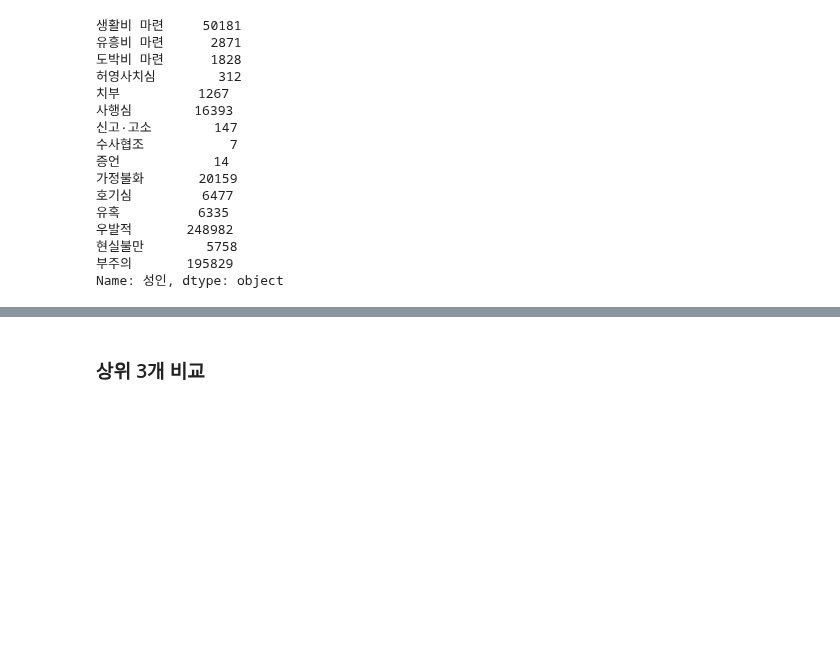
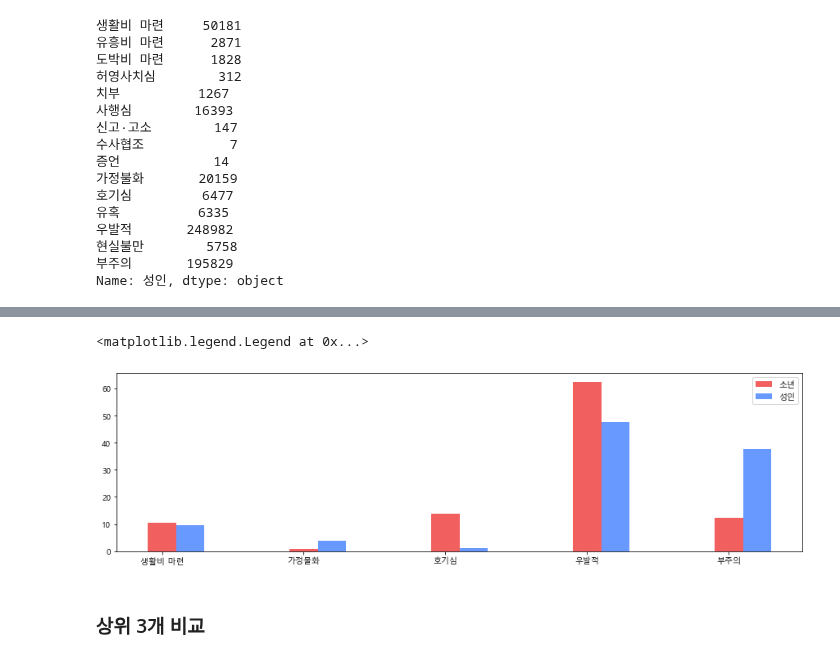
Before and after one commit to hkim11656/crime_analysis, a Jupyter notebook: 06_소년 범죄자와 일반 범죄자의 범행 동기 차이 분석_김유민.ipynb, the cells around one changed output, grey strips where cells are left out. Cells and saved outputs as stored; diff of their text form; code cells hidden in the pictures; blank space fills up the shorter version.

```diff
--- a/06_소년 범죄자와 일반 범죄자의 범행 동기 차이 분석_김유민.ipynb
+++ b/06_소년 범죄자와 일반 범죄자의 범행 동기 차이 분석_김유민.ipynb
@@ -1183,3 +1183,19 @@ plt.legend()
+# %%
+x = np.arange(5)
+label = ['생활비 마련','가정불화','호기심','우발적','부주의']
+plt.figure(figsize=(15,4))
+
+df_total2.loc['소년 비율'] = df_total2.loc['소년']/df_total2.loc['소년'].sum()*100
+df_total2.loc['성인 비율'] = df_total2.loc['성인']/df_total2.loc['성인'].sum()*100
+
+plt.bar(x-0.0, df_total2.loc['소년 비율'],label='소년',width=0.2,color='#F15F5F')
+plt.bar(x+0.2, df_total2.loc['성인 비율'],label='성인',width=0.2,color='#6799FF')
+plt.xticks(x,label)
+
+plt.legend()
+# %% [output]
+<matplotlib.legend.Legend at 0x...>
+[figure, added]
 # %% [markdown]
 ### 상위 3개 비교
 # %%
```
Also changed, not shown: parts of 7 cells of this notebook, 2 other files.
